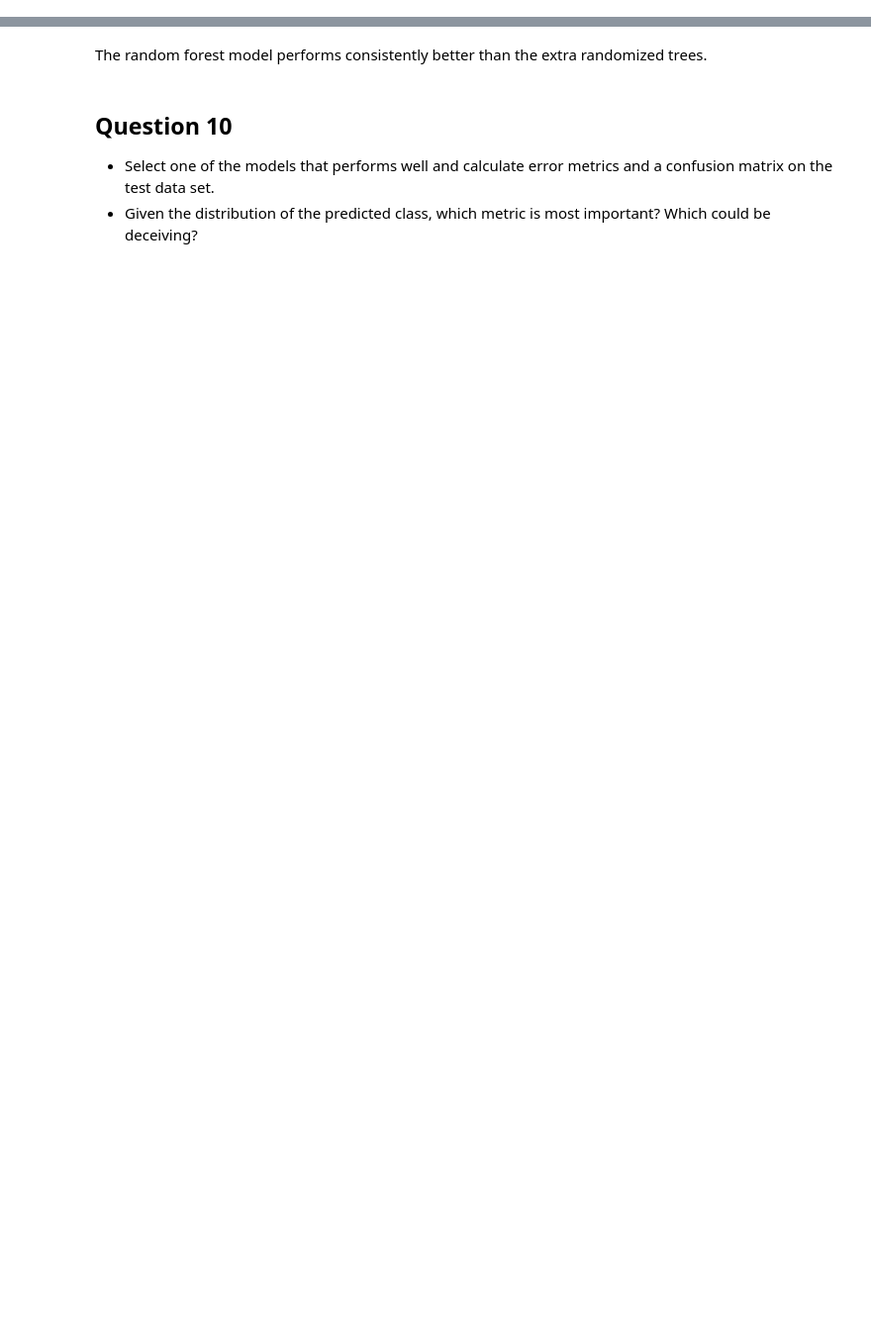
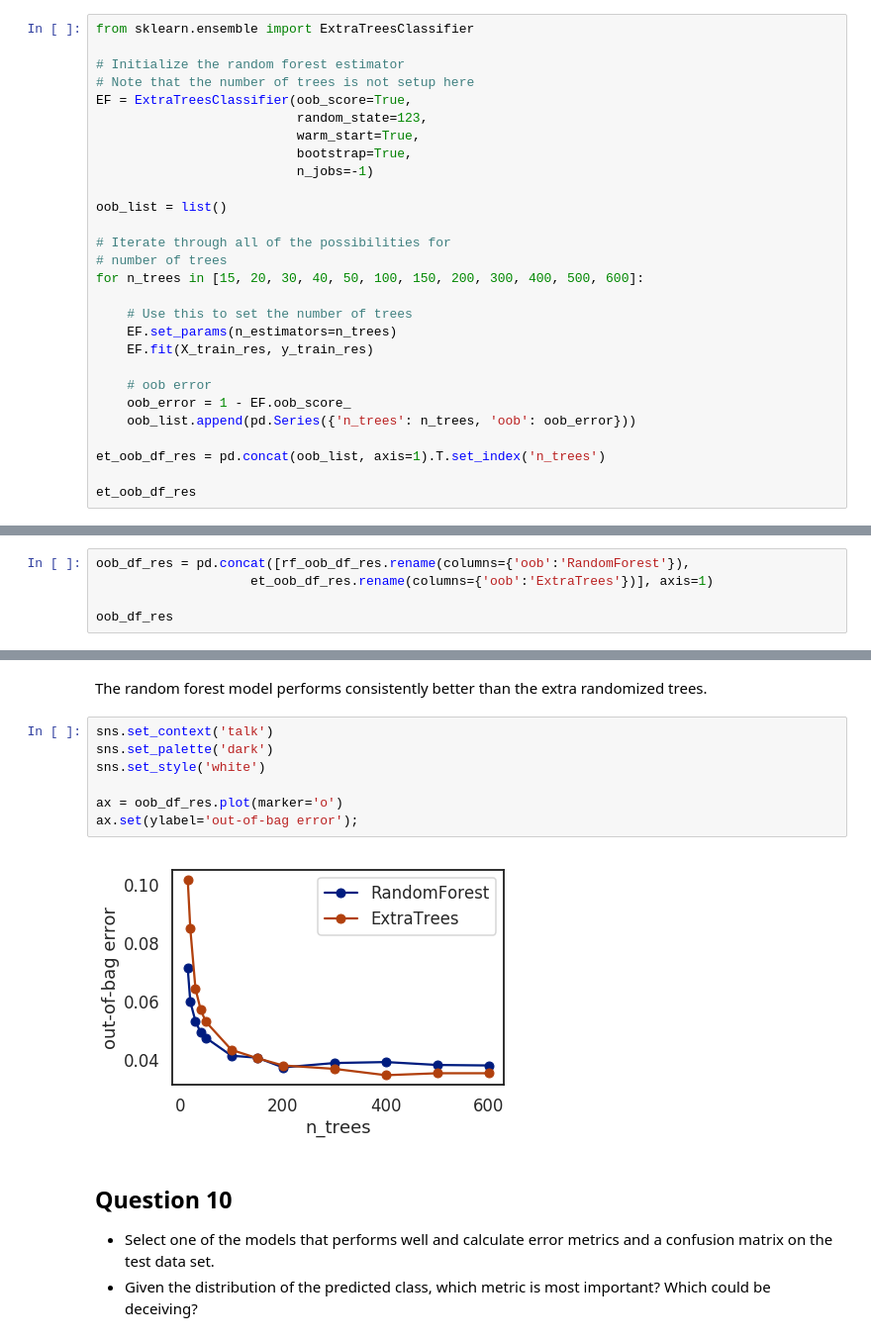
Before and after one commit to olszewskip/Intel_ML_501, a Jupyter notebook: week9/Week9_Bagging_HW.ipynb, the cells around one changed output, grey strips where cells are left out. Shown at 99% size. Drawn from its saved outputs; the diff is of its cells as text; blank space fills up the shorter version.

```diff
--- a/week9/Week9_Bagging_HW.ipynb
+++ b/week9/Week9_Bagging_HW.ipynb
@@ -482,3 +557,31 @@ import seaborn as sns
 
 * Repeat question 3 using extra randomized trees (`ExtraTreesClassifier`). Note that the `bootstrap` parameter will have to be set to `True` for this model.
 * Compare the out-of-bag errors for the two different types of models.
+# %%
+from sklearn.ensemble import ExtraTreesClassifier
+
+# Initialize the random forest estimator
+# Note that the number of trees is not setup here
+EF = ExtraTreesClassifier(oob_score=True,
+                          random_state=123,
+                          warm_start=True,
+                          bootstrap=True,
+                          n_jobs=-1)
+
+oob_list = list()
+
+# Iterate through all of the possibilities for
+# number of trees
+for n_trees in [15, 20, 30, 40, 50, 100, 150, 200, 300, 400, 500, 600]:
+
+    # Use this to set the number of trees
+    EF.set_params(n_estimators=n_trees)
+    EF.fit(X_train_res, y_train_res)
+
+    # oob error
+    oob_error = 1 - EF.oob_score_
+    oob_list.append(pd.Series({'n_trees': n_trees, 'oob': oob_error}))
+
+et_oob_df_res = pd.concat(oob_list, axis=1).T.set_index('n_trees')
+
+et_oob_df_res
@@ -485,2 +603,7 @@ import seaborn as sns
 # %% [markdown]
 Combine the two dataframes into a single one for easier plotting.
+# %%
+oob_df_res = pd.concat([rf_oob_df_res.rename(columns={'oob':'RandomForest'}),
+                    et_oob_df_res.rename(columns={'oob':'ExtraTrees'})], axis=1)
+
+oob_df_res
@@ -487,5 +625,14 @@ Combine the two dataframes into a single one for easier plotting.
 # %% [markdown]
 The random forest model performs consistently better than the extra randomized trees.
+# %%
+sns.set_context('talk')
+sns.set_palette('dark')
+sns.set_style('white')
+
+ax = oob_df_res.plot(marker='o')
+ax.set(ylabel='out-of-bag error');
+# %% [output]
+[figure, added]
 # %% [markdown]
 ## Question 10
 
```
Also changed, not shown: parts of 26 cells of this notebook.
